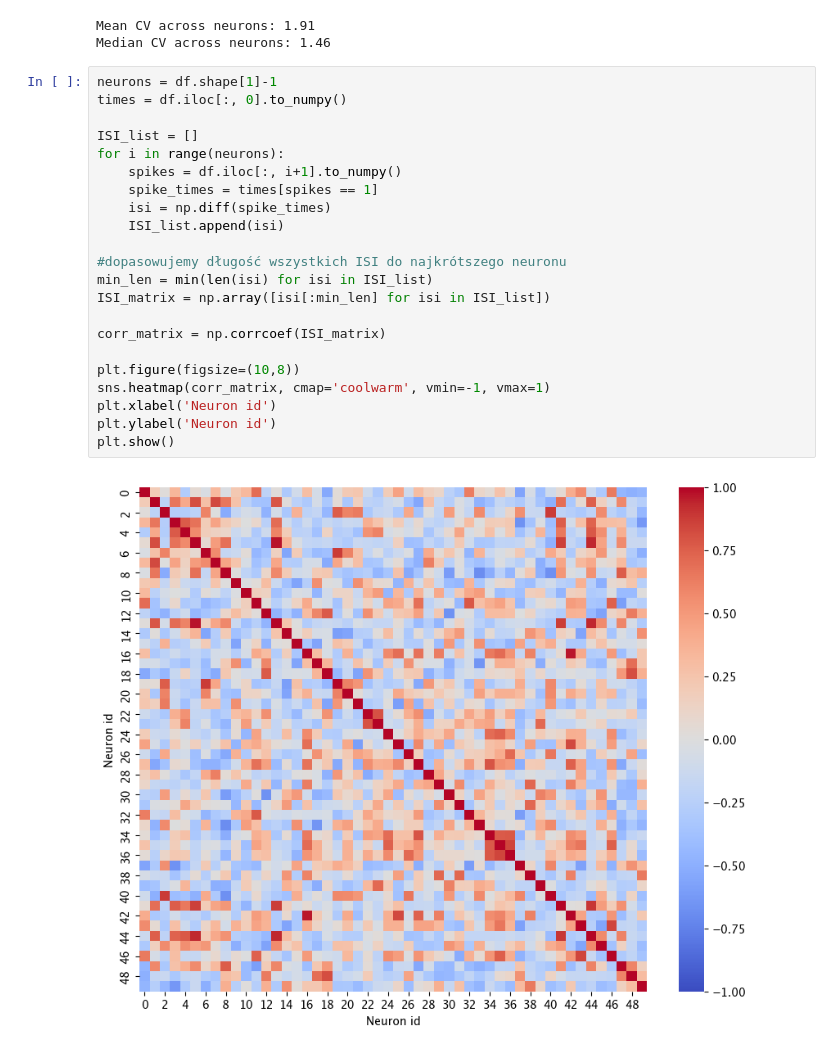
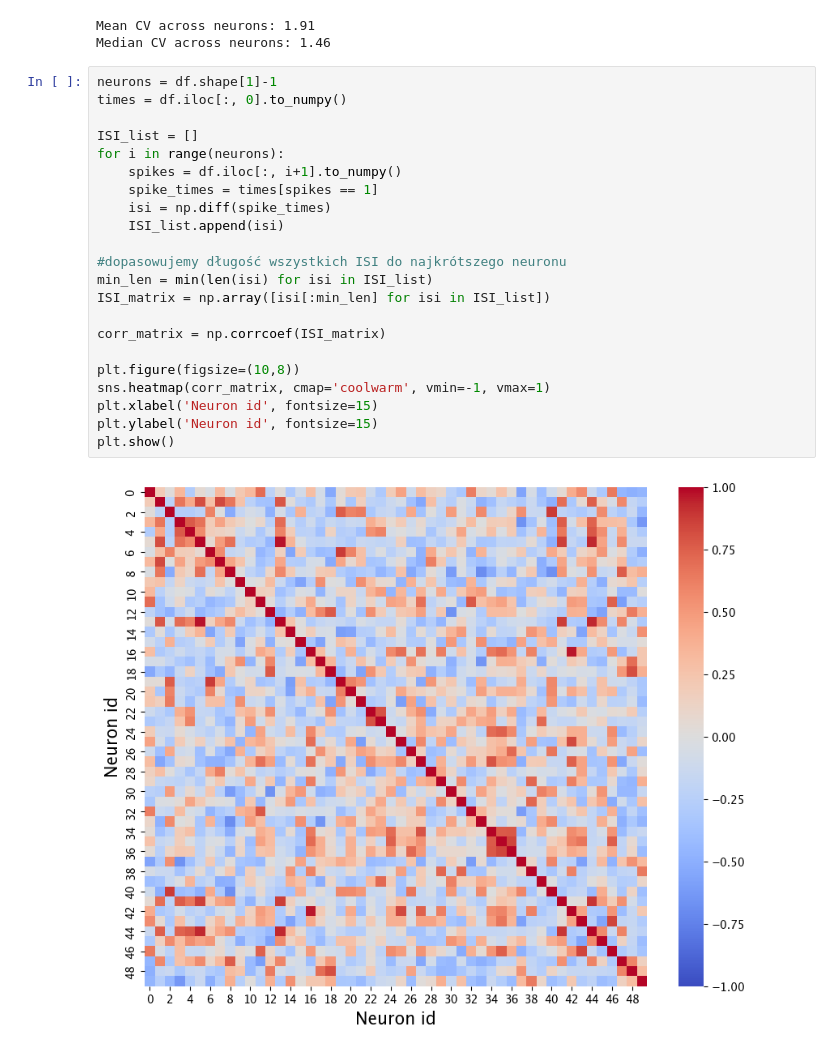
Before and after one commit to ewazukowska/MasterThesis, a Jupyter notebook: notebooks/statistics_generated.ipynb, the cells around one changed output. Saved outputs shown, nothing was run; the diff lists cells and outputs as text.

```diff
--- a/notebooks/statistics_generated.ipynb
+++ b/notebooks/statistics_generated.ipynb
@@ -299,25 +299,25 @@ Median CV across neurons: 1.46
 # %%
 neurons = df.shape[1]-1
 times = df.iloc[:, 0].to_numpy()
 
 ISI_list = []
 for i in range(neurons):
     spikes = df.iloc[:, i+1].to_numpy()
     spike_times = times[spikes == 1]
     isi = np.diff(spike_times)
     ISI_list.append(isi)
 
 #dopasowujemy długość wszystkich ISI do najkrótszego neuronu
 min_len = min(len(isi) for isi in ISI_list)
 ISI_matrix = np.array([isi[:min_len] for isi in ISI_list])
 
 corr_matrix = np.corrcoef(ISI_matrix)
 
 plt.figure(figsize=(10,8))
 sns.heatmap(corr_matrix, cmap='coolwarm', vmin=-1, vmax=1)
-plt.xlabel('Neuron id')
-plt.ylabel('Neuron id')
+plt.xlabel('Neuron id', fontsize=15)
+plt.ylabel('Neuron id', fontsize=15)
 plt.show()
 # %% [output]
-[figure, old version]
+[figure, new version]
 # %%
```
Also changed, not shown: parts of 2 cells of this notebook, 5 other files.
